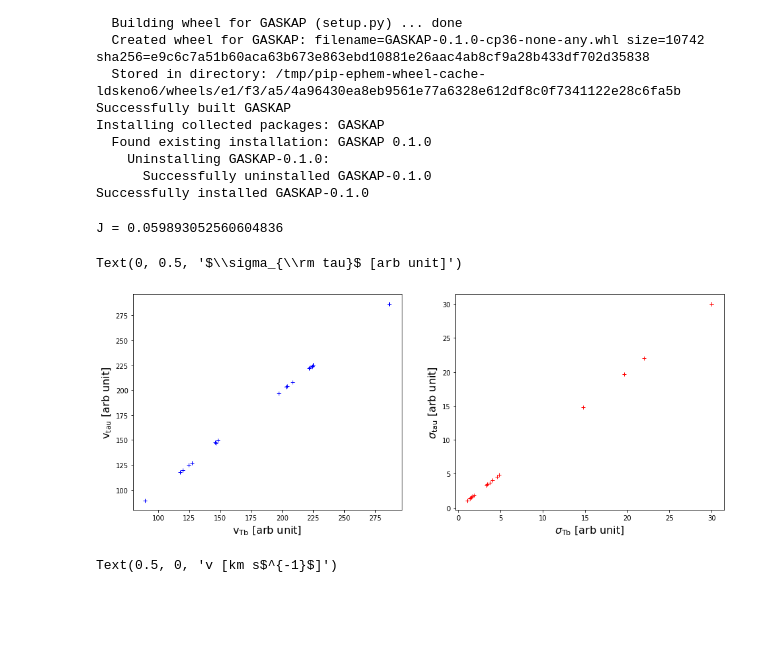
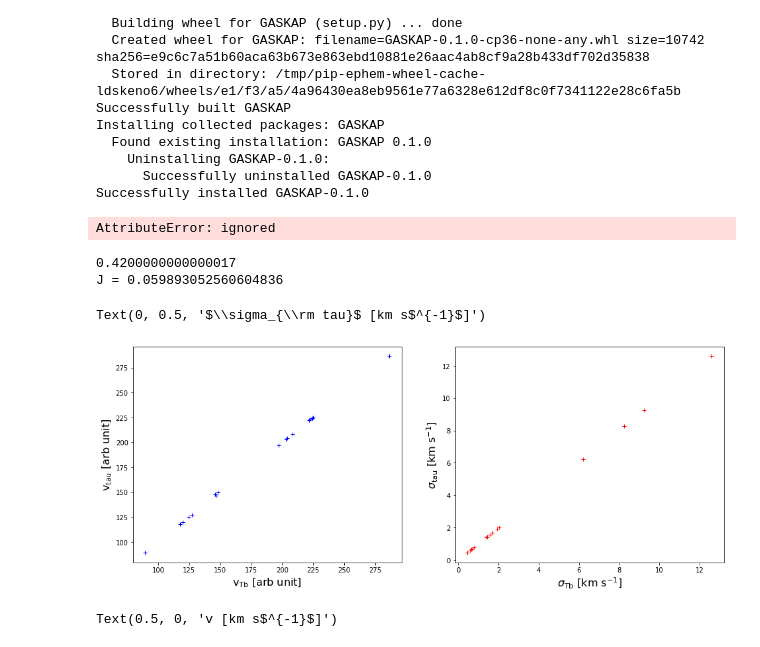
Before and after one commit to antoinemarchal/GASKAP, a Jupyter notebook: GASKAP_absorption.ipynb, the cells around one changed output. Drawn from its saved outputs; the diff is of its cells as text; code cells hidden in the pictures; blank space fills up the shorter version.

```diff
--- a/GASKAP_absorption.ipynb
+++ b/GASKAP_absorption.ipynb
@@ -43,6 +43,15 @@ idx_absline = np.where(data_s["NAMES"] == name)[0][0]
 v = data_s[idx_absline]["VEL"]
 Tb = data_s[idx_absline]["TB"]
 tau = data_s[idx_absline]["TAU"]
+
+#Channel spacing
+dv = np.diff(v)[0]
+
+#hdr
+hdr=fits.Header()
+hdr["CDELT3"] = dv
+hdr["CRPIX3"] = 0
+hdr["CRVAL3"] = v[0]
 
 #parameters
 amp_fact_init = 2./3.
@@ -64,28 +73,32 @@ ub_mu = len(tau)
 lb_sig= 1
 ub_sig = 30
 
-core = lbfgs_abs(Tb=Tb, tau=tau)
+core = lbfgs_abs(Tb=Tb, tau=tau, hdr=hdr)
 
-result = core.run(n_gauss=n_gauss,
-                  lb_amp=lb_amp,
-                  ub_amp=ub_amp,
-                  lb_mu=lb_mu,
-                  ub_mu=ub_mu,
-                  lb_sig=lb_sig,
-                  ub_sig=ub_sig,
-                  lambda_Tb=lambda_Tb,
-                  lambda_tau=lambda_tau,
-                  lambda_mu=lambda_mu,
-                  lambda_sig=lambda_sig,
-                  amp_fact_init=amp_fact_init,
-                  sig_init=sig_init,
-                  maxiter=maxiter,
-                  maxiter_init=maxiter_init,
-                  iprint=iprint,
-                  iprint_init=iprint_init)
+# result = core.run(n_gauss=n_gauss,
+#                   lb_amp=lb_amp,
+#                   ub_amp=ub_amp,
+#                   lb_mu=lb_mu,
+#                   ub_mu=ub_mu,
+#                   lb_sig=lb_sig,
+#                   ub_sig=ub_sig,
+#                   lambda_Tb=lambda_Tb,
+#                   lambda_tau=lambda_tau,
+#                   lambda_mu=lambda_mu,
+#                   lambda_sig=lambda_sig,
+#                   amp_fact_init=amp_fact_init,
+#                   sig_init=sig_init,
+#                   maxiter=maxiter,
+#                   maxiter_init=maxiter_init,
+#                   iprint=iprint,
+#                   iprint_init=iprint_init)
+# %% [output]
+AttributeError: ignored
 # %%
+print(dv)
 print("J =",result[1])
 # %% [output]
+0.4200000000000017
 J = 0.059893052560604836
 # %%
 #Compute model
@@ -95,16 +108,16 @@ model_cube = core.model(params, cube, n_gauss)
 # %%
 plt.figure(figsize=(16,6))
 plt.subplot(1,2,1)
 plt.plot(params[:,0][1::3], params[:,1][1::3], "+b")
 plt.xlabel(r"v$_{\rm Tb}$ [arb unit]", fontsize=16)
 plt.ylabel(r"v$_{\rm tau}$ [arb unit]", fontsize=16)
 plt.subplot(1,2,2)
-plt.plot(params[:,0][2::3], params[:,1][2::3], "+r")
-plt.xlabel(r"$\sigma_{\rm Tb}$ [arb unit]", fontsize=16)
-plt.ylabel(r"$\sigma_{\rm tau}$ [arb unit]", fontsize=16)
+plt.plot(params[:,0][2::3]*dv, params[:,1][2::3]*dv, "+r")
+plt.xlabel(r"$\sigma_{\rm Tb}$ [km s$^{-1}$]", fontsize=16)
+plt.ylabel(r"$\sigma_{\rm tau}$ [km s$^{-1}$]", fontsize=16)
 # %% [output]
-Text(0, 0.5, '$\\sigma_{\\rm tau}$ [arb unit]')
+Text(0, 0.5, '$\\sigma_{\\rm tau}$ [km s$^{-1}$]')
-[figure, old version]
+[figure, new version]
 # %%
 #Compute model
 cube = np.moveaxis(np.array([Tb,tau]),0,1)
```
